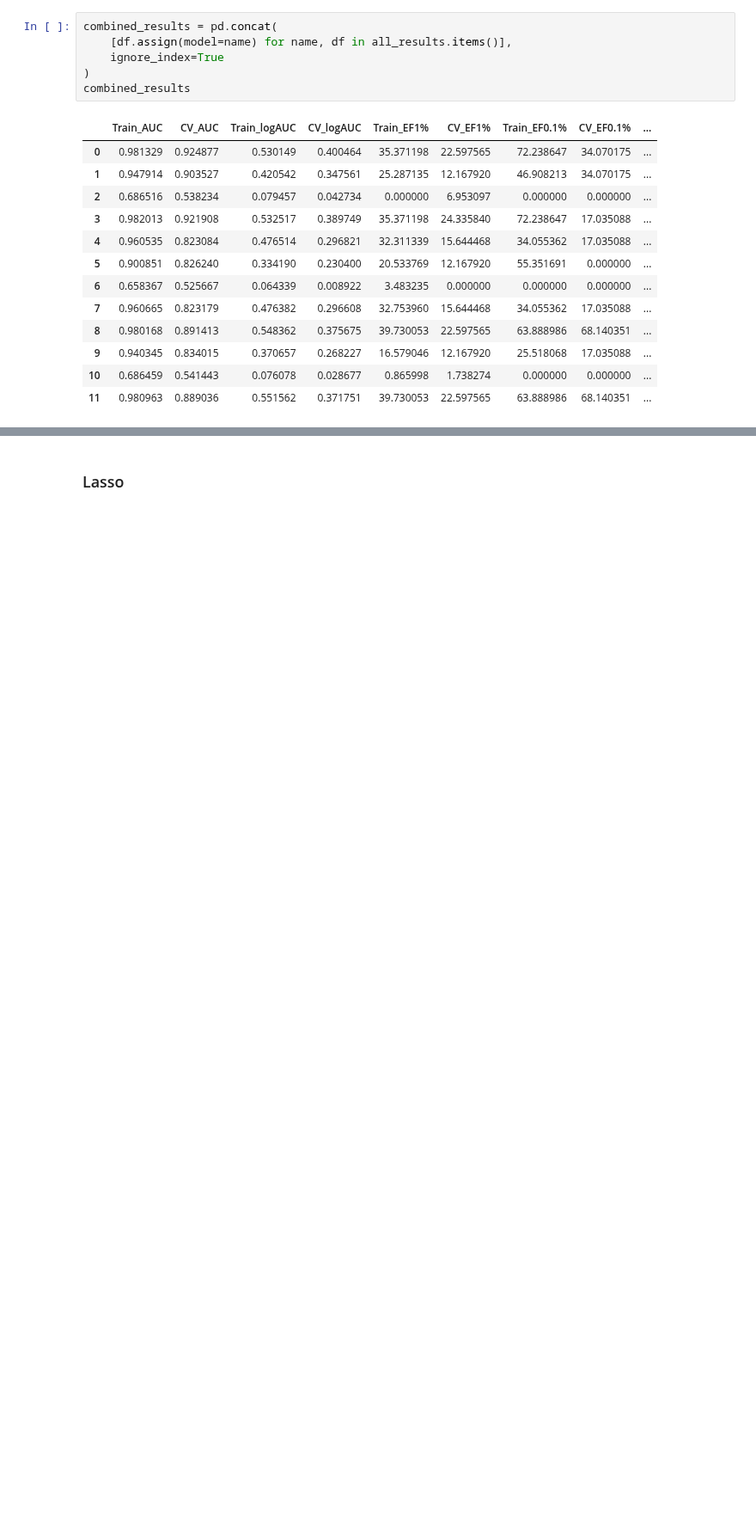
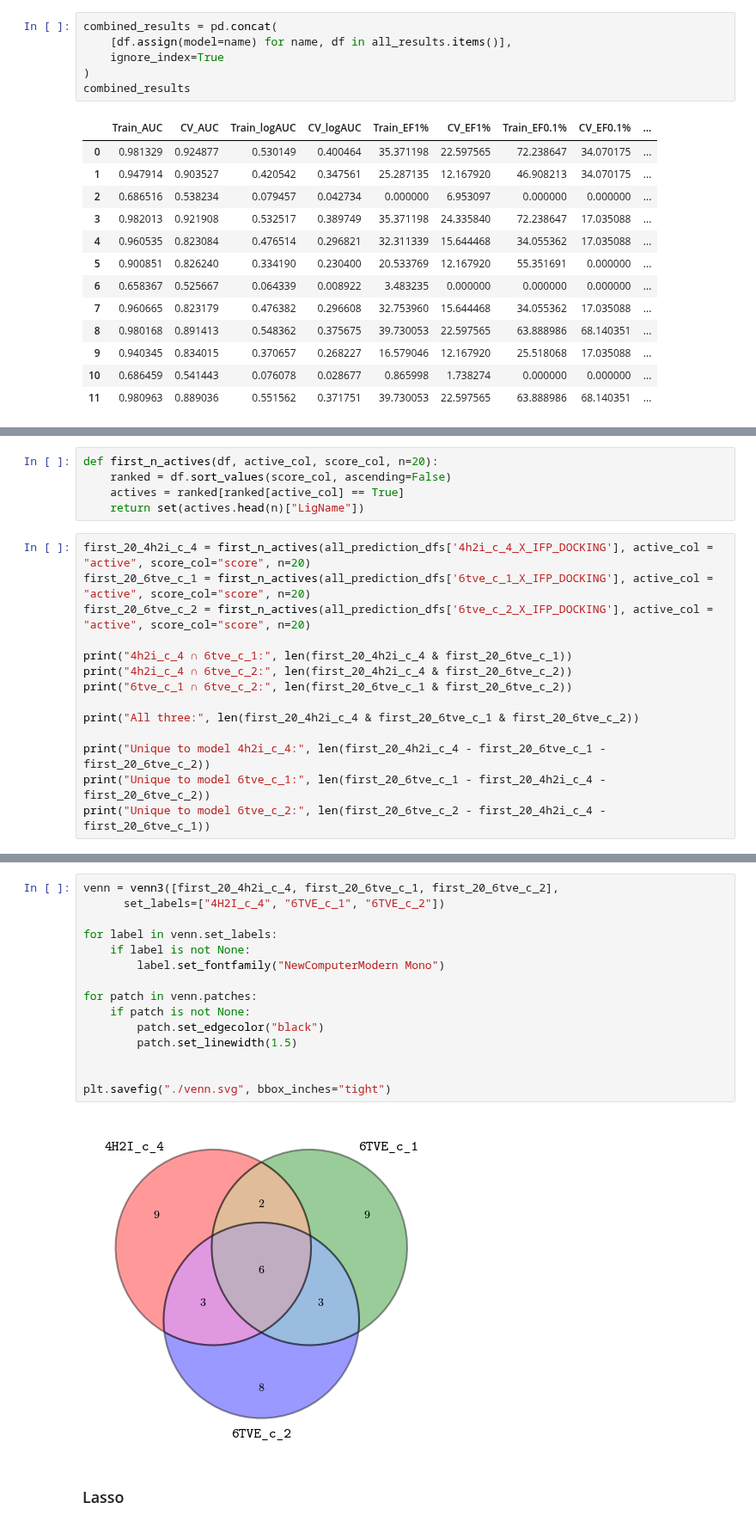
Before and after one commit to wesselporschen/montpellier-screen, a Jupyter notebook: prolif.ipynb, the cells around one changed output, grey strips where cells are left out. Shown at 86% size. Drawn from its saved outputs; the diff is of its cells as text; blank space fills up the shorter version.

```diff
--- a/prolif.ipynb
+++ b/prolif.ipynb
@@ -994,0 +1152,19 @@ combined_results
+# %%
+def first_n_actives(df, active_col, score_col, n=20):
+    ranked = df.sort_values(score_col, ascending=False)
+    actives = ranked[ranked[active_col] == True]
+    return set(actives.head(n)["LigName"])
+# %%
+first_20_4h2i_c_4 = first_n_actives(all_prediction_dfs['4h2i_c_4_X_IFP_DOCKING'], active_col = "active", score_col="score", n=20)
+first_20_6tve_c_1 = first_n_actives(all_prediction_dfs['6tve_c_1_X_IFP_DOCKING'], active_col = "active", score_col="score", n=20)
+first_20_6tve_c_2 = first_n_actives(all_prediction_dfs['6tve_c_2_X_IFP_DOCKING'], active_col = "active", score_col="score", n=20)
+
+print("4h2i_c_4 ∩ 6tve_c_1:", len(first_20_4h2i_c_4 & first_20_6tve_c_1))
+print("4h2i_c_4 ∩ 6tve_c_2:", len(first_20_4h2i_c_4 & first_20_6tve_c_2))
+print("6tve_c_1 ∩ 6tve_c_2:", len(first_20_6tve_c_1 & first_20_6tve_c_2))
+
+print("All three:", len(first_20_4h2i_c_4 & first_20_6tve_c_1 & first_20_6tve_c_2))
+
+print("Unique to model 4h2i_c_4:", len(first_20_4h2i_c_4 - first_20_6tve_c_1 - first_20_6tve_c_2))
+print("Unique to model 6tve_c_1:", len(first_20_6tve_c_1 - first_20_4h2i_c_4 - first_20_6tve_c_2))
+print("Unique to model 6tve_c_2:", len(first_20_6tve_c_2 - first_20_4h2i_c_4 - first_20_6tve_c_1))
@@ -995,3 +1179,20 @@ combined_results
+# %%
+venn = venn3([first_20_4h2i_c_4, first_20_6tve_c_1, first_20_6tve_c_2],
+      set_labels=["4H2I_c_4", "6TVE_c_1", "6TVE_c_2"])
+
+for label in venn.set_labels:
+    if label is not None:
+        label.set_fontfamily("NewComputerModern Mono")
+
+for patch in venn.patches:
+    if patch is not None:
+        patch.set_edgecolor("black")
+        patch.set_linewidth(1.5)
+
+
+plt.savefig("./venn.svg", bbox_inches="tight")
+# %% [output]
+[figure, added]
 # %% [markdown]
 ### Lasso
 # %%
```
Also changed, not shown: parts of 16 cells of this notebook.
